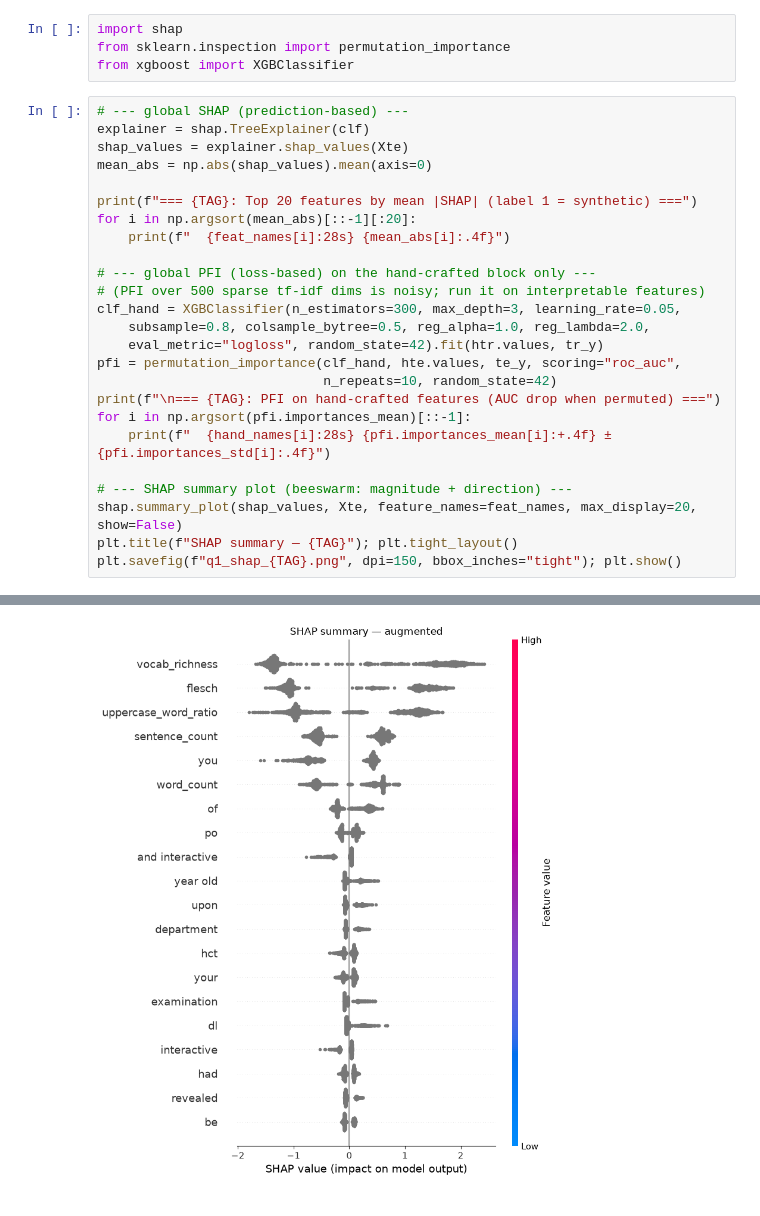
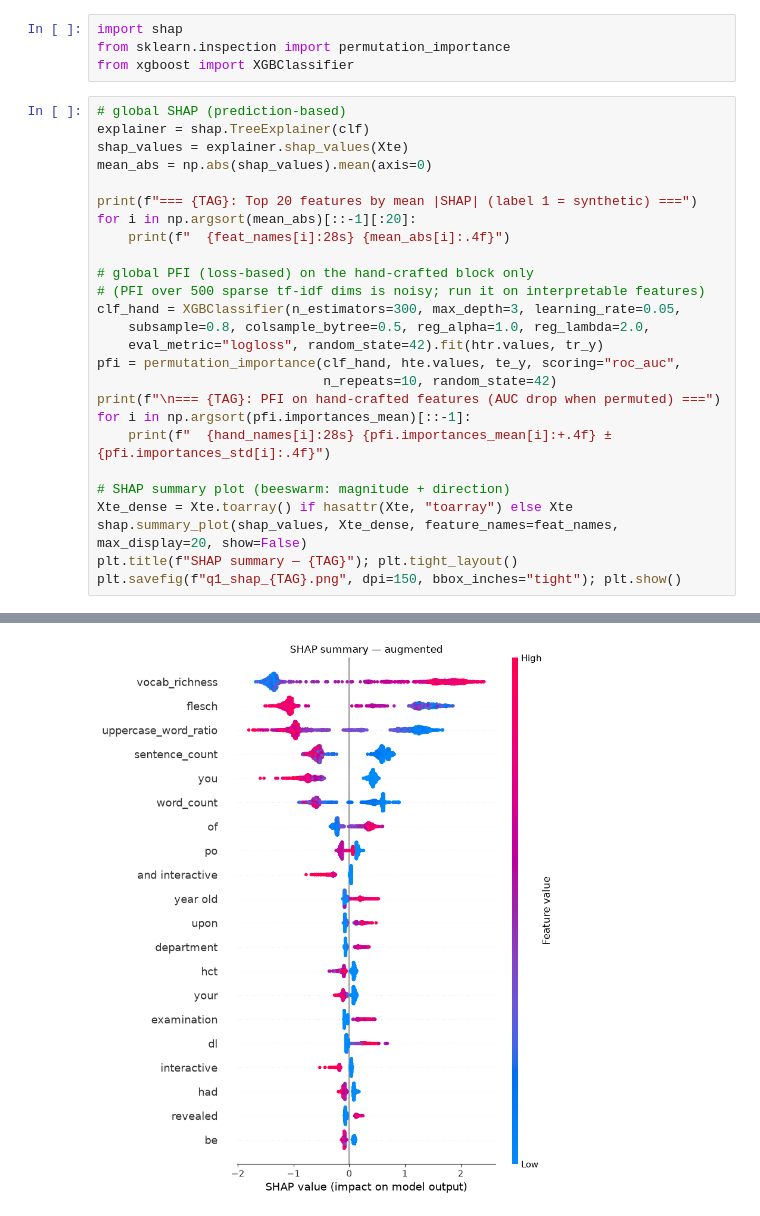
Before and after one commit to chakaya-bristol/Synthetic-Notes-Evaluation, a Jupyter notebook: Q1_global_importance.ipynb, the cells around one changed output, grey strips where cells are left out. Cells and saved outputs as stored; diff of their text form.

```diff
--- a/Q1_global_importance.ipynb
+++ b/Q1_global_importance.ipynb
@@ -27,7 +27,7 @@ import shap
 from sklearn.inspection import permutation_importance
 from xgboost import XGBClassifier
 # %%
-# --- global SHAP (prediction-based) ---
+# global SHAP (prediction-based)
 explainer = shap.TreeExplainer(clf)
 shap_values = explainer.shap_values(Xte)
 mean_abs = np.abs(shap_values).mean(axis=0)
@@ -36,37 +36,38 @@ print(f"=== {TAG}: Top 20 features by mean |SHAP| (label 1 = synthetic) ===")
 for i in np.argsort(mean_abs)[::-1][:20]:
     print(f"  {feat_names[i]:28s} {mean_abs[i]:.4f}")
 
-# --- global PFI (loss-based) on the hand-crafted block only ---
+# global PFI (loss-based) on the hand-crafted block only
 # (PFI over 500 sparse tf-idf dims is noisy; run it on interpretable features)
 clf_hand = XGBClassifier(n_estimators=300, max_depth=3, learning_rate=0.05,
     subsample=0.8, colsample_bytree=0.5, reg_alpha=1.0, reg_lambda=2.0,
     eval_metric="logloss", random_state=42).fit(htr.values, tr_y)
 pfi = permutation_importance(clf_hand, hte.values, te_y, scoring="roc_auc",
                              n_repeats=10, random_state=42)
 print(f"\n=== {TAG}: PFI on hand-crafted features (AUC drop when permuted) ===")
 for i in np.argsort(pfi.importances_mean)[::-1]:
     print(f"  {hand_names[i]:28s} {pfi.importances_mean[i]:+.4f} ± {pfi.importances_std[i]:.4f}")
 
-# --- SHAP summary plot (beeswarm: magnitude + direction) ---
-shap.summary_plot(shap_values, Xte, feature_names=feat_names, max_display=20, show=False)
+# SHAP summary plot (beeswarm: magnitude + direction)
+Xte_dense = Xte.toarray() if hasattr(Xte, "toarray") else Xte
+shap.summary_plot(shap_values, Xte_dense, feature_names=feat_names, max_display=20, show=False)
 plt.title(f"SHAP summary — {TAG}"); plt.tight_layout()
 plt.savefig(f"q1_shap_{TAG}.png", dpi=150, bbox_inches="tight"); plt.show()
 # %% [output]
 === augmented: Top 20 features by mean |SHAP| (label 1 = synthetic) ===
   vocab_richness               1.4758
   flesch                       1.1905
   uppercase_word_ratio         1.0131
   sentence_count               0.5968
   you                          0.5624
   word_count                   0.5611
   of                           0.2767
   po                           0.1366
   and interactive              0.1330
   year old                     0.1227
   upon                         0.1169
 ... (20 lines left out)
   connector_density            -0.0000 ± 0.0000
   semicolon_density            -0.0000 ± 0.0000
   sentence_length_cv           -0.0000 ± 0.0000
   comma_density                -0.0000 ± 0.0000
-[figure, old version]
+[figure, new version]
```
Also changed, not shown: 1 other file.
